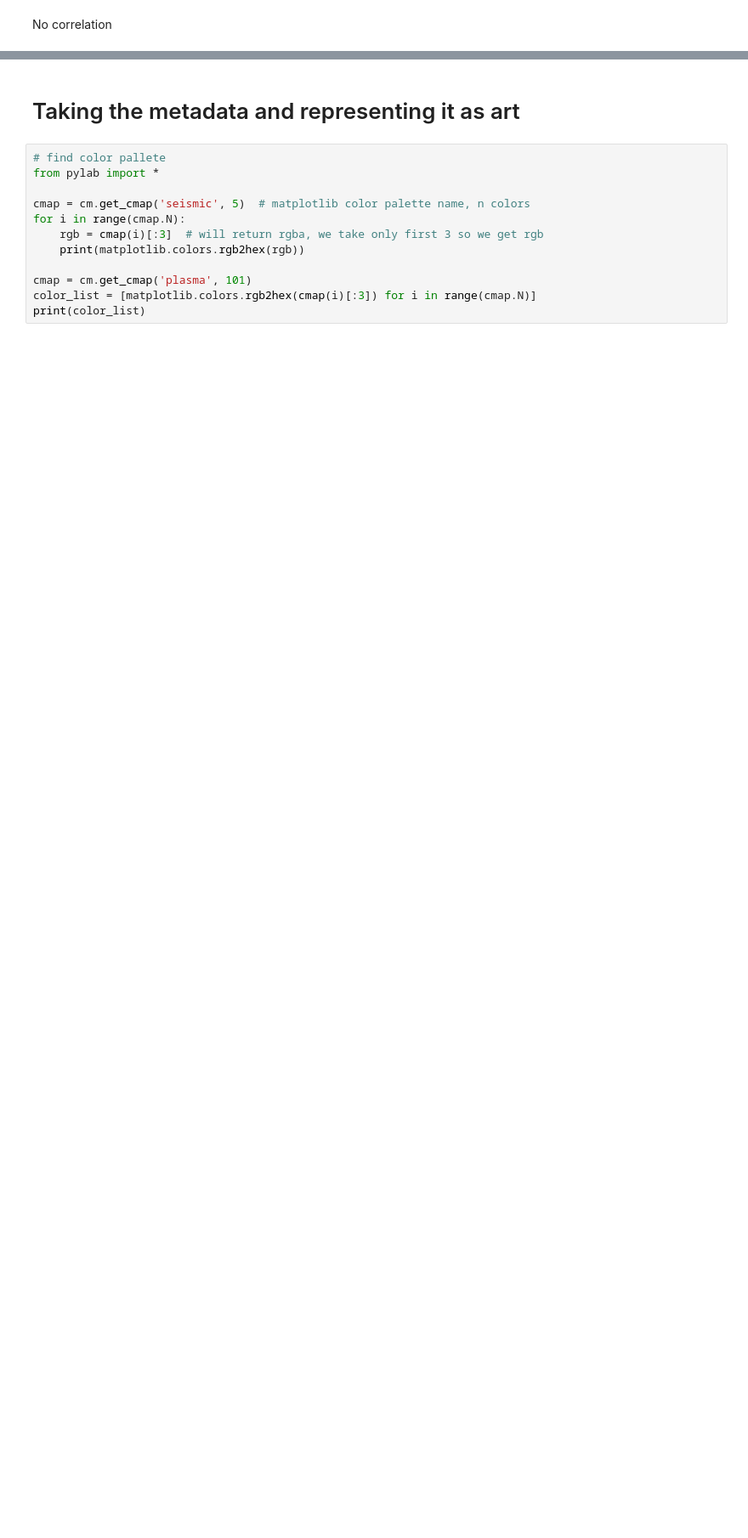
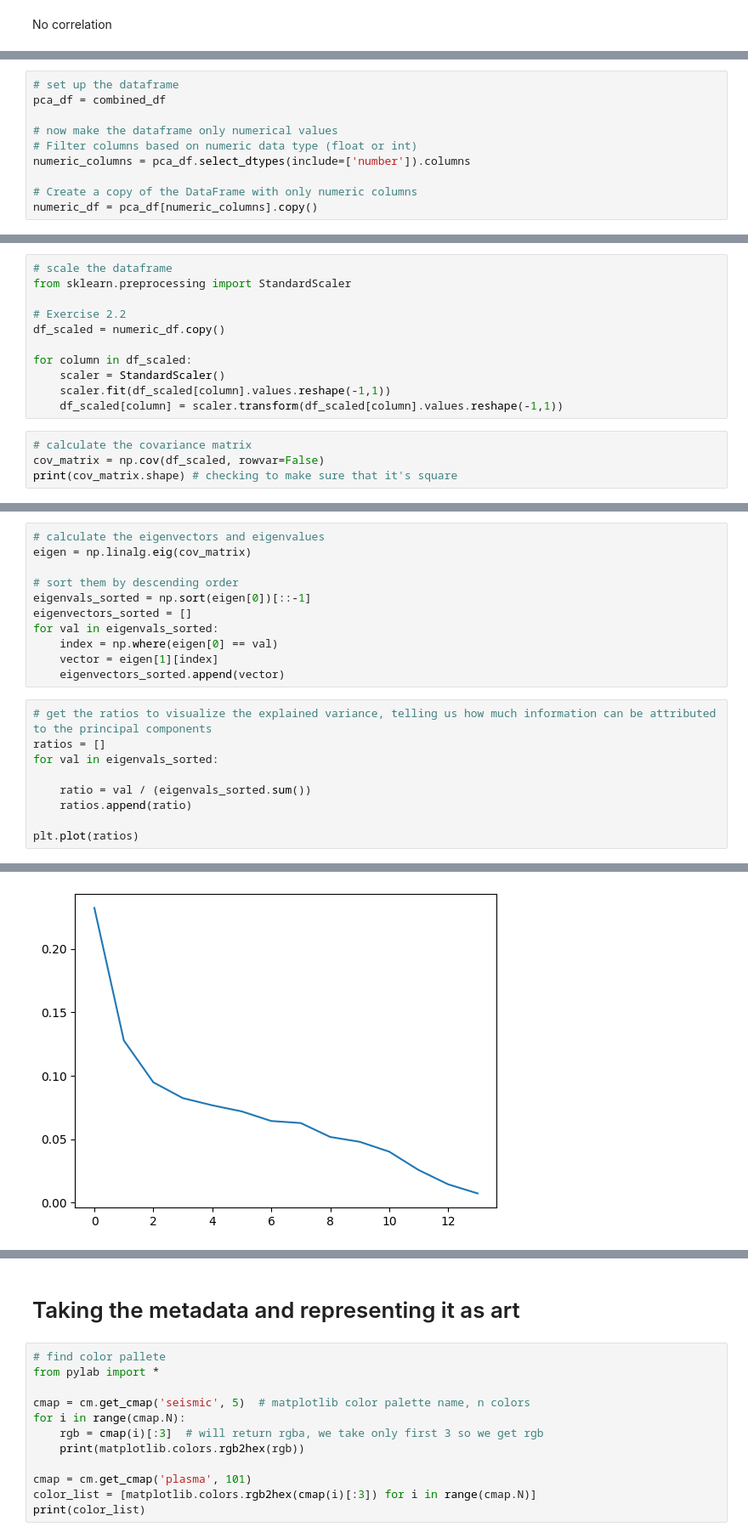
Before and after one commit to daisy-abbott/SpotifyMoodBoard, a Jupyter notebook: playlist.ipynb, the cells around one changed output, grey strips where cells are left out. Shown at 85% size. Saved outputs shown, nothing was run; the diff lists cells and outputs as text; blank space fills up the shorter version.

```diff
--- a/playlist.ipynb
+++ b/playlist.ipynb
@@ -536,0 +676,10 @@ No correlation
+# %%
+# set up the dataframe
+pca_df = combined_df
+
+# now make the dataframe only numerical values
+# Filter columns based on numeric data type (float or int)
+numeric_columns = pca_df.select_dtypes(include=['number']).columns
+
+# Create a copy of the DataFrame with only numeric columns
+numeric_df = pca_df[numeric_columns].copy()
@@ -536,0 +695,15 @@ No correlation
+# %%
+# scale the dataframe
+from sklearn.preprocessing import StandardScaler
+
+# Exercise 2.2
+df_scaled = numeric_df.copy()
+
+for column in df_scaled:
+    scaler = StandardScaler()
+    scaler.fit(df_scaled[column].values.reshape(-1,1))
+    df_scaled[column] = scaler.transform(df_scaled[column].values.reshape(-1,1))
+# %%
+# calculate the covariance matrix
+cov_matrix = np.cov(df_scaled, rowvar=False)
+print(cov_matrix.shape) # checking to make sure that it's square
@@ -536,0 +714,21 @@ No correlation
+# %%
+# calculate the eigenvectors and eigenvalues
+eigen = np.linalg.eig(cov_matrix)
+
+# sort them by descending order
+eigenvals_sorted = np.sort(eigen[0])[::-1]
+eigenvectors_sorted = []
+for val in eigenvals_sorted:
+    index = np.where(eigen[0] == val)
+    vector = eigen[1][index]
+    eigenvectors_sorted.append(vector)
+# %%
+# get the ratios to visualize the explained variance, telling us how much information can be attributed to the principal components
+ratios = []
+for val in eigenvals_sorted:
+
+    ratio = val / (eigenvals_sorted.sum())
+    ratios.append(ratio)
+
+plt.plot(ratios)
+# %% [output]
@@ -536,0 +736 @@ No correlation
+[figure, added]
```
Also changed, not shown: parts of 29 cells of this notebook, 1 other file.
